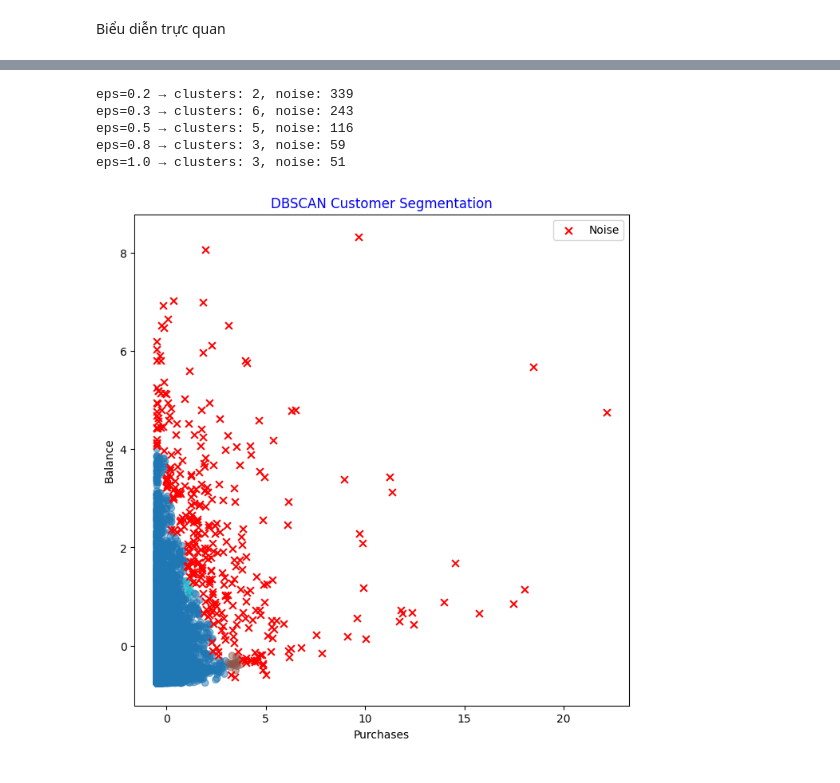
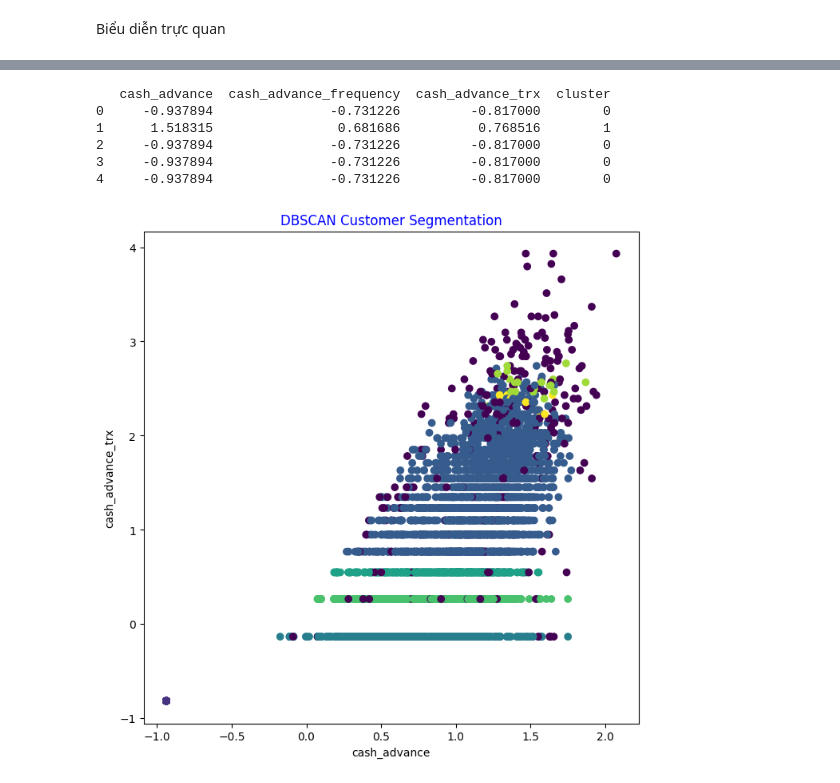
Before and after one commit to GiaHuy910/CLARANS-IN-MARKETING, a Jupyter notebook: customer_clustering/Dbscan.ipynb, the cells around one changed output, grey strips where cells are left out. Saved outputs shown, nothing was run; the diff lists cells and outputs as text; code cells hidden in the pictures.

```diff
--- a/customer_clustering/Dbscan.ipynb
+++ b/customer_clustering/Dbscan.ipynb
@@ -50,6 +50,6 @@ dtype: object
 ##
 ## Nhãn cluster = -1 → điểm NHIỄU (noise/outlier), không thuộc cụm nào
 ##------------------------------------------------------------------------------
-model = DBSCAN(eps=1.5, min_samples=10)
-model.fit(processed_data)  # xây dựng mô hình
+model = DBSCAN(eps=0.2, min_samples=10)
+model.fit(data)  # xây dựng mô hình
 # %% [output]
@@ -64,13 +64,8 @@ jlb.dump(model, '../customer_clustering/Output/DBSCAN.mdl')
 model = jlb.load('../customer_clustering/Output/DBSCAN.mdl')
 # %%
 ## Kết quả gom cụm khách hàng
-processed_data['cluster'] = model.labels_
-print(processed_data[['balance',
-    'purchases',
-    'cash_advance',
-    'credit_limit',
-    'payments',
-    'minimum_payments']].head(10))
+data['cluster'] = model.labels_
+
 
 n_clusters = len(set(model.labels_)) - (1 if -1 in model.labels_ else 0)
 n_noise    = list(model.labels_).count(-1)
@@ -136,26 +83,26 @@ Clusters lớn nhất: [(np.int64(0), 8280)]
-# %%
-for eps in [0.2, 0.3, 0.5, 0.8, 1.0]:
-    m          = DBSCAN(eps = eps, min_samples = 10).fit(data2d)
-    n_clusters = len(set(m.labels_)) - (1 if -1 in m.labels_ else 0)
-    n_noise    = list(m.labels_).count(-1)
-    print(f'eps={eps} → clusters: {n_clusters}, noise: {n_noise}')
-# %% [output]
-eps=0.2 → clusters: 2, noise: 339
-eps=0.3 → clusters: 6, noise: 243
-eps=0.5 → clusters: 5, noise: 116
-eps=0.8 → clusters: 3, noise: 59
-eps=1.0 → clusters: 3, noise: 51
+# %%
+data['cluster'] = model.labels_
+print(data.head())
+# %% [output]
+   cash_advance  cash_advance_frequency  cash_advance_trx  cluster
+0     -0.937894               -0.731226         -0.817000        0
+1      1.518315                0.681686          0.768516        1
+2     -0.937894               -0.731226         -0.817000        0
+3     -0.937894               -0.731226         -0.817000        0
+4     -0.937894               -0.731226         -0.817000        0
 # %%
-noise    = data2d[data2d.cluster == -1]
-clusters = data2d[data2d.cluster != -1]
+plt.figure(figsize=(8,8))
 
-plt.figure(figsize=(8, 8))
-plt.scatter(clusters.purchases, clusters['balance'], c=clusters.cluster, alpha=0.5, cmap='tab10')
-plt.scatter(noise.purchases, noise['balance'], c='red', marker='x', s=40, label='Noise', zorder=5)
-plt.xlabel('Purchases')
-plt.ylabel('Balance')
-plt.title('DBSCAN Customer Segmentation', color='blue')
-plt.legend()
+plt.scatter(
+    data.cash_advance,
+    data['cash_advance_trx'],
+    c=data.cluster
+)
+
+plt.xlabel("cash_advance")
+plt.ylabel("cash_advance_trx")
+plt.title("DBSCAN Customer Segmentation", color="blue")
+
 plt.show()
 # %% [output]
-[figure, old version]
+[figure, new version]
```
Also changed, not shown: parts of 8 cells of this notebook, 10 other files.
